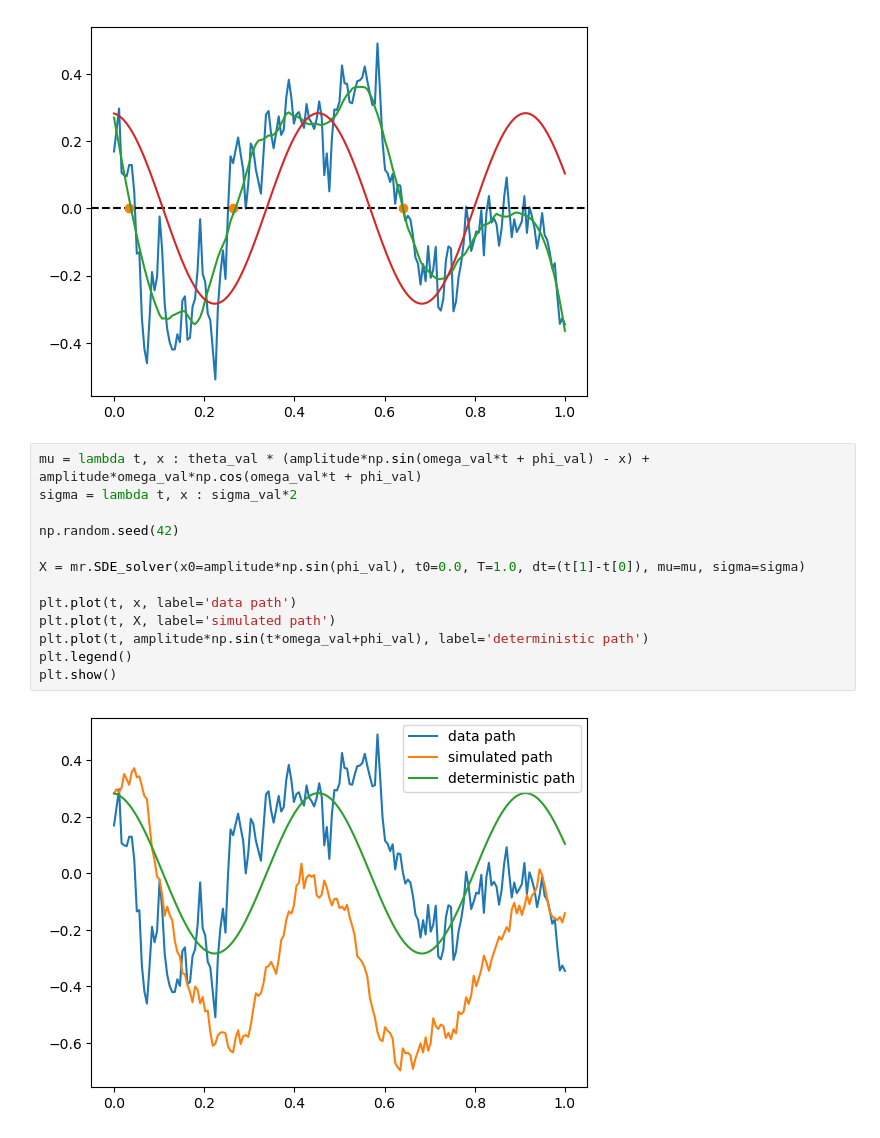
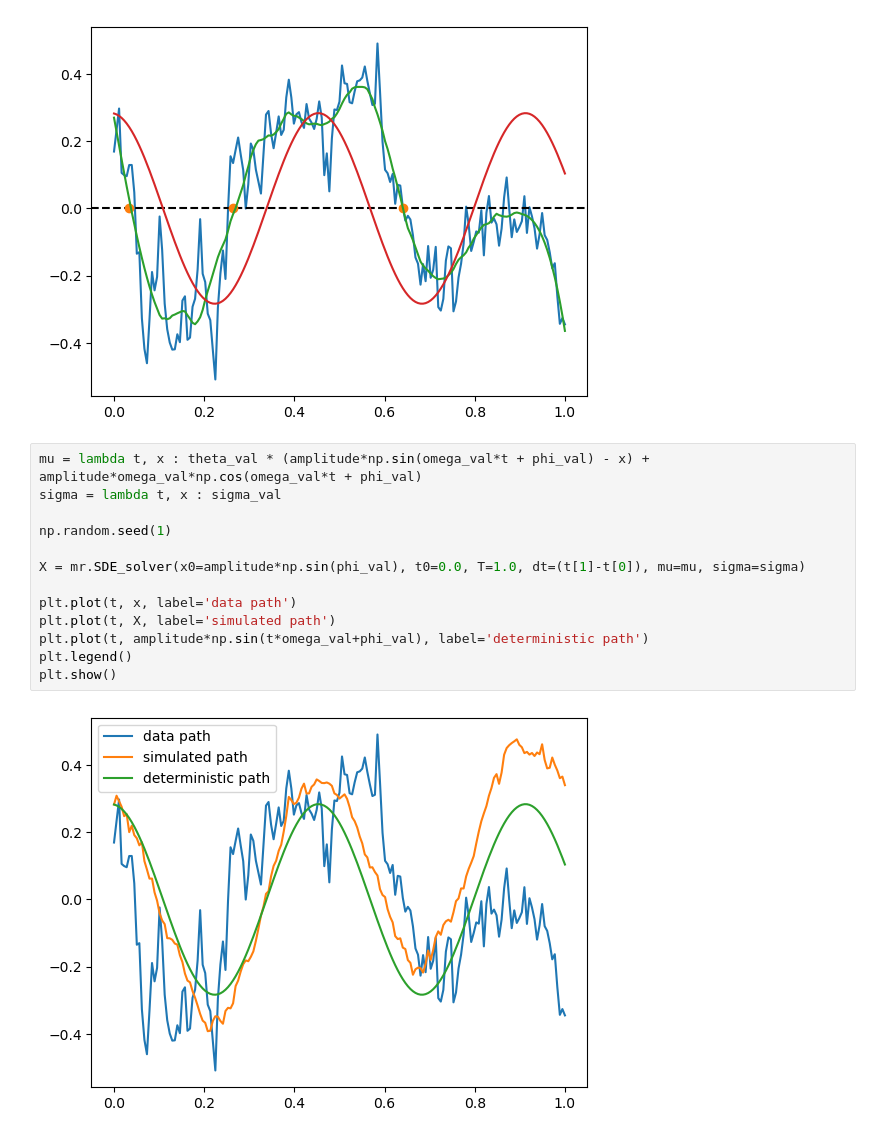
Before and after one commit to lorenzorizzi17/MeanReversionMetric, a Jupyter notebook: param_estimation.ipynb, the cells around one changed output. Saved outputs shown, nothing was run; the diff lists cells and outputs as text.

```diff
--- a/param_estimation.ipynb
+++ b/param_estimation.ipynb
@@ -130,16 +130,16 @@ plt.show()
 [figure]
 # %%
 mu = lambda t, x : theta_val * (amplitude*np.sin(omega_val*t + phi_val) - x) + amplitude*omega_val*np.cos(omega_val*t + phi_val)
-sigma = lambda t, x : sigma_val*2
+sigma = lambda t, x : sigma_val
 
-np.random.seed(42)
+np.random.seed(1)
 
 X = mr.SDE_solver(x0=amplitude*np.sin(phi_val), t0=0.0, T=1.0, dt=(t[1]-t[0]), mu=mu, sigma=sigma)
 
 plt.plot(t, x, label='data path')
 plt.plot(t, X, label='simulated path')
 plt.plot(t, amplitude*np.sin(t*omega_val+phi_val), label='deterministic path')
 plt.legend()
 plt.show()
 # %% [output]
-[figure, old version]
+[figure, new version]
```
Also changed, not shown: parts of 9 cells of this notebook.
